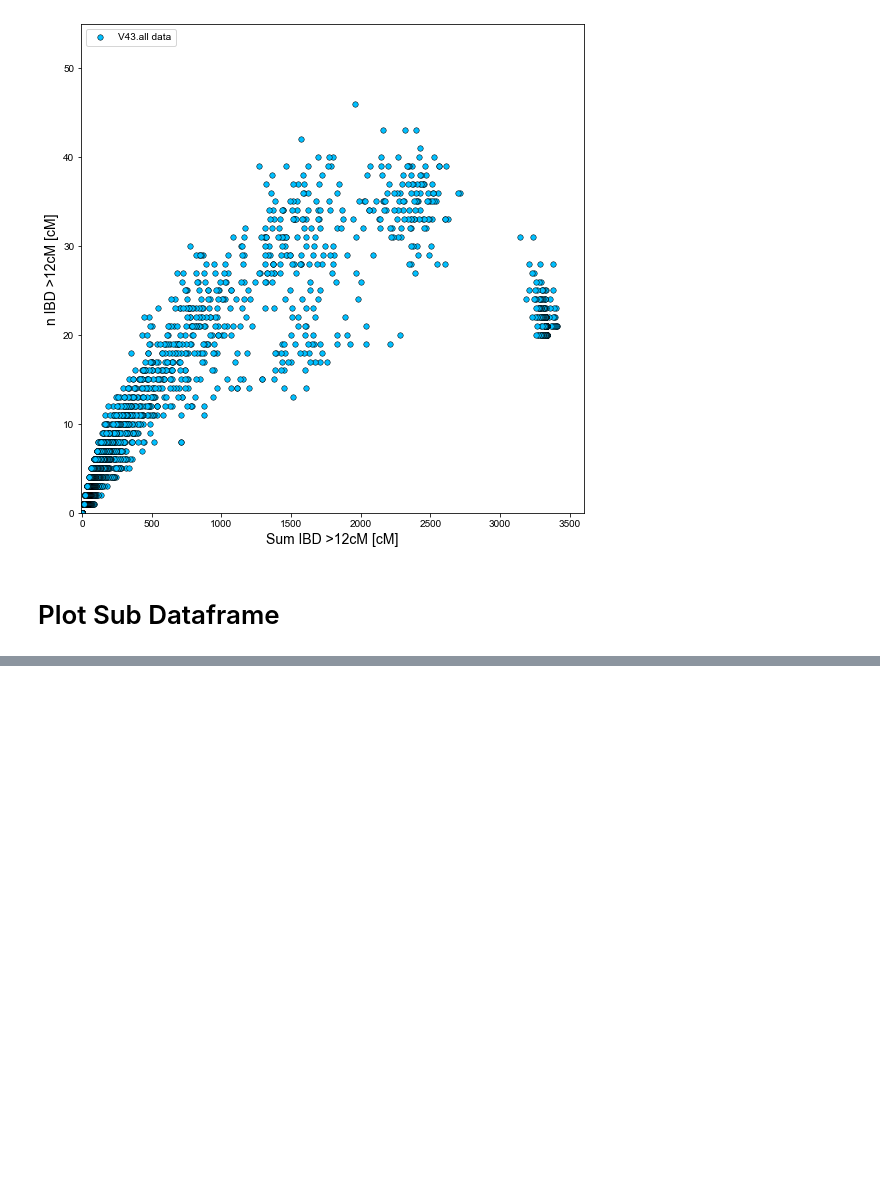
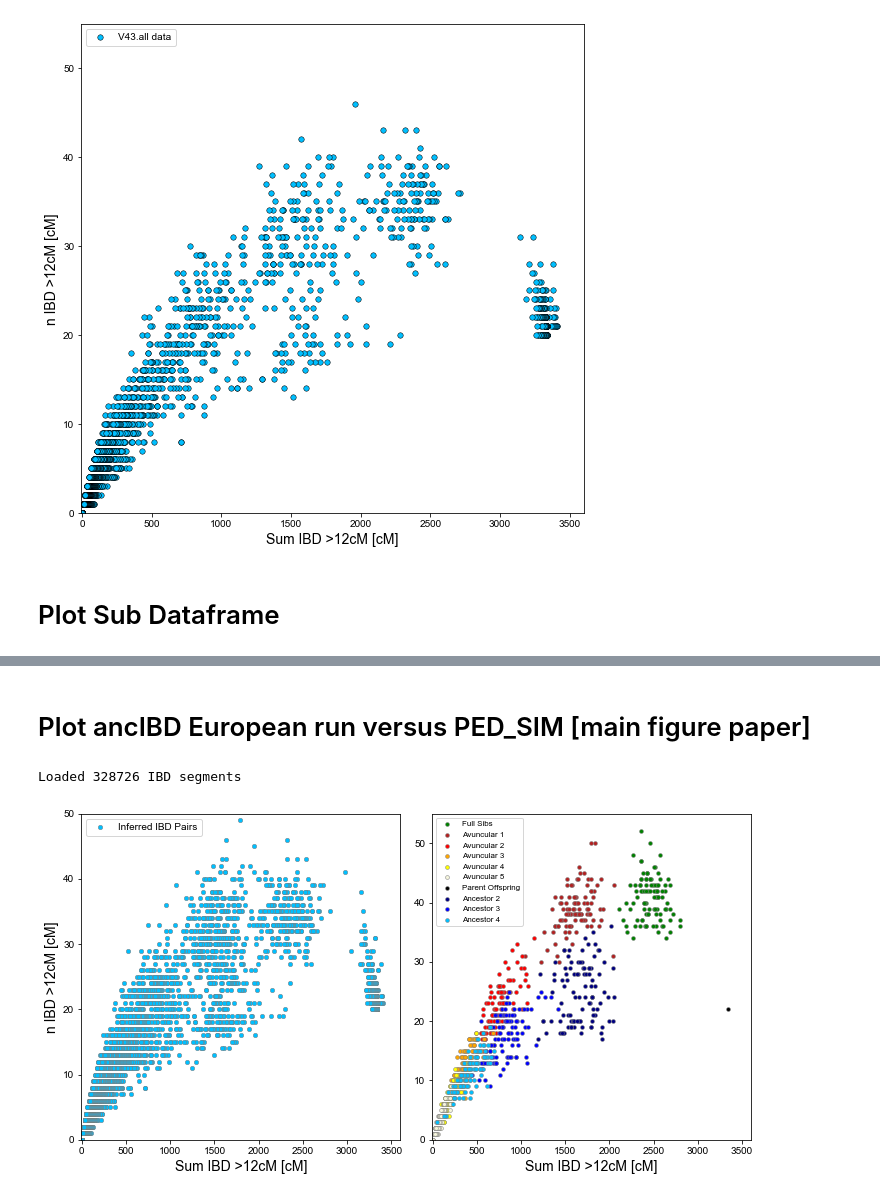
Before and after one commit to hringbauer/ancIBD, a Jupyter notebook: notebook/pedsim/plot_ibd_fam.ipynb, the cells around one changed output, grey strips where cells are left out. Saved outputs shown, nothing was run; the diff lists cells and outputs as text; code cells hidden in the pictures; blank space fills up the shorter version.

Commit message:
Fig Update Scatter IBD

```diff
--- a/notebook/pedsim/plot_ibd_fam.ipynb
+++ b/notebook/pedsim/plot_ibd_fam.ipynb
@@ -180,0 +147,78 @@ plt.show()
+# %% [markdown]
+# Plot ancIBD European run versus PED_SIM [main figure paper]
+# %%
+df_ibds = pd.read_csv("/n/groups/reich/hringbauer/git/ibd_euro/output/ibd/ibd220.ind.v53.1.tsv",
+                      sep="\t") # compression='gzip'
+print(f"Loaded {len(df_ibds)} IBD segments")
+
+
+### Load Pedsim
+files_gp = ["gp1.tsv", "gp2.tsv", "gp3.tsv"]
+files_av = ["av1.tsv", "av2.tsv", "av3.tsv", "av4.tsv", "av5.tsv"]
+files_sibs = ["sib.tsv", "hsib.tsv"]
+out_folder = "/n/groups/reich/hringbauer/git/hapBLOCK/output/pedsim/"
+
+df_gps = [load_ibd(file=f, out_folder=out_folder,
+                   skip_rows=True) for f in files_gp]
+
+df_avs = [load_ibd(file=f, out_folder=out_folder) for f in files_av]
+df_sibs = load_ibd(file=files_sibs[0], out_folder=out_folder)
+df_hsibs = load_ibd(file=files_sibs[1], out_folder=out_folder)
+
+df_par = load_ibd(file="parent.tsv", out_folder=out_folder)[1:2]
+# %% [output]
+Loaded 328726 IBD segments
+# %%
+ylim = [0,55]
+
+fig =plt.figure(figsize=(12,6))
+gs = fig.add_gridspec(nrows=1, ncols=2, wspace=0.1)
+
+ax1 = fig.add_subplot(gs[0])
+ax = fig.add_subplot(gs[1])
+
+#ax = plt.gca()
+
+s=15
+plot_scatter_ibd(ax=ax, df_ibds=df_sibs, show=False, label="Full Sibs",
+                 c="green", s=s)
+plot_scatter_ibd(ax=ax, df_ibds=df_avs[0], show=False, label="Avuncular 1",
+                 c="firebrick", s=s)
+plot_scatter_ibd(ax=ax, df_ibds=df_avs[1], show=False, label="Avuncular 2",
+                 c="red", s=s)
+plot_scatter_ibd(ax=ax, df_ibds=df_avs[2], show=False, label="Avuncular 3",
+                 c="orange", s=s)
+plot_scatter_ibd(ax=ax, df_ibds=df_avs[3], show=False, label="Avuncular 4",
+                 c="yellow", s=s)
+plot_scatter_ibd(ax=ax, df_ibds=df_avs[4], show=False, label="Avuncular 5",
+                 c="beige", s=s)
+
+m_anc = "o"
+plot_scatter_ibd(ax=ax, df_ibds=df_par, show=False, label="Parent Offspring",
+                 c="black", s=s, m=m_anc)
+plot_scatter_ibd(ax=ax, df_ibds=df_gps[0], show=False, label="Ancestor 2",
+                 c="navy", s=s, m=m_anc)
+plot_scatter_ibd(ax=ax, df_ibds=df_gps[1], show=False, label="Ancestor 3",
+                 c="blue", s=s, m=m_anc)
+plot_scatter_ibd(ax=ax, df_ibds=df_gps[2], show=False, label="Ancestor 4",
+                 c="deepskyblue", s=s, m=m_anc)
+
+#plot_scatter_ibd(ax=ax, df_ibds=df_hsibs, show=False, label="Half Sibs",
+#                 c="gray", s=25)
+
+
+#plot_scatter_ibd(ax=ax, df_ibds=df_ibds, show=False, label="V43.all data", s=30)
+ax.set_ylabel("")
+ax.set_ylim(ylim)
+#ax.set_title("Simulated IBD")
+
+ax.legend(loc="upper left", title="", fontsize=8)
+
+### Do the real data
+plot_scatter_ibd(ax=ax1, df_ibds=df_ibds, show=False, label="Inferred IBD Pairs", s=20)
+ax1.legend(loc="upper left")
+ax1.set_ylim([0,50])
+plt.savefig("", bbox_inches ='tight', pad_inches = 0, dpi=400)
+plt.show()
+# %% [output]
+[figure, added]
```
Also changed, not shown: parts of 9 cells of this notebook, 3 other files.
